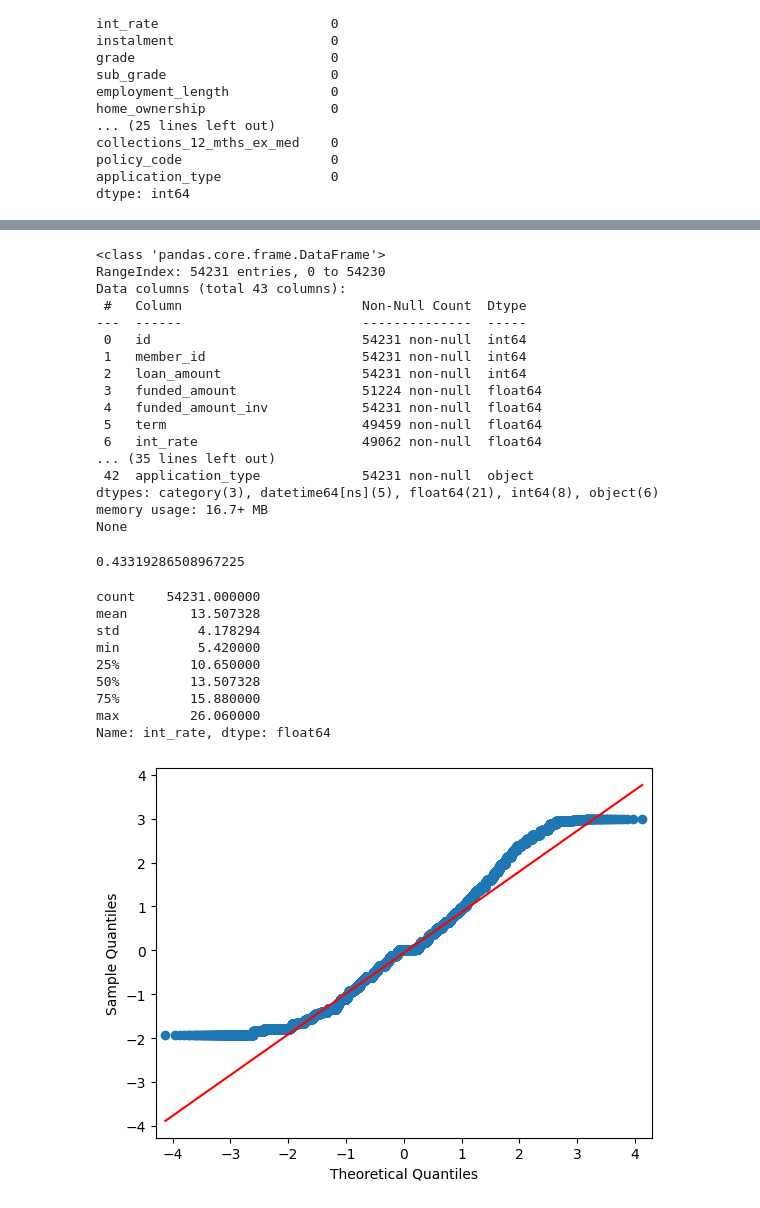
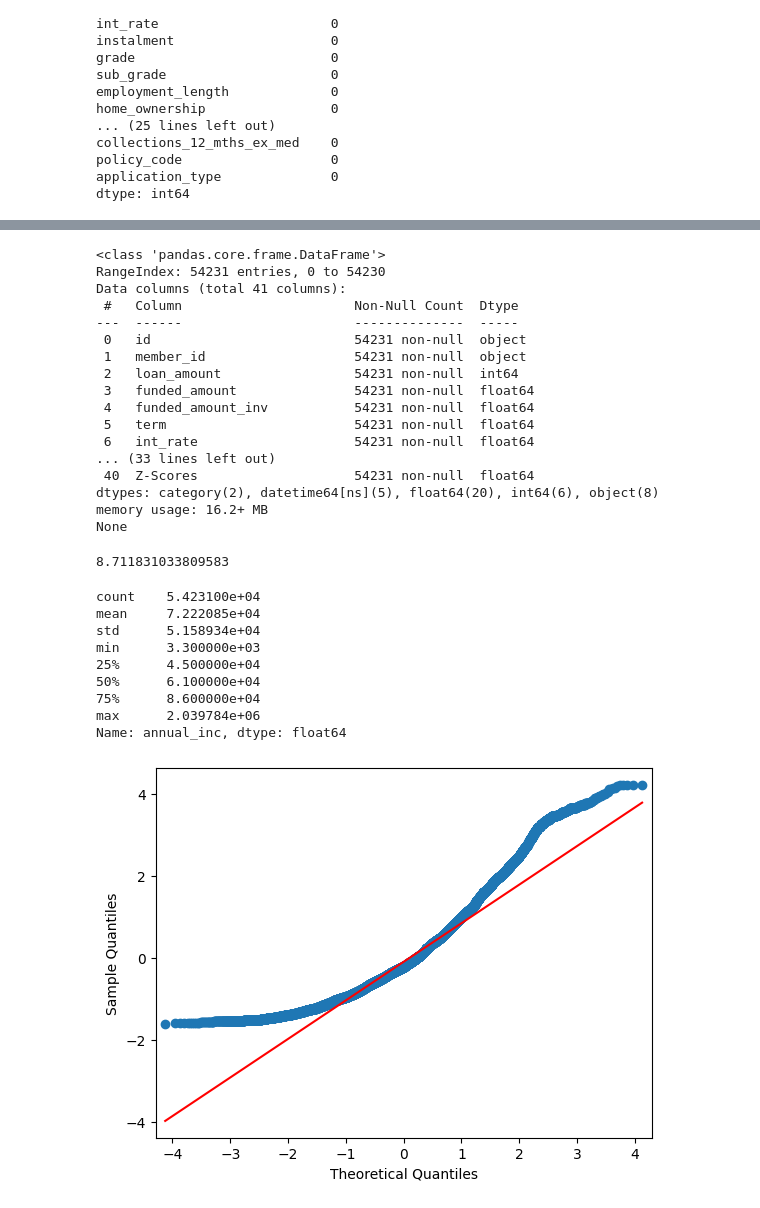
Before and after one commit to tgcoughlin/exploratory-data-analysis---customer-loans-in-finance597, a Jupyter notebook: db.ipynb, the cells around one changed output, grey strips where cells are left out. Drawn from its saved outputs; the diff is of its cells as text; code cells hidden in the pictures.

```diff
--- a/db.ipynb
+++ b/db.ipynb
@@ -401,44 +540,44 @@ imputed_df.correct_date_format()
 # %%
-print(finance_df.info())
+print(dropped_finance_df.info())
 # %% [output]
 <class 'pandas.core.frame.DataFrame'>
 RangeIndex: 54231 entries, 0 to 54230
-Data columns (total 43 columns):
- #   Column                       Non-Null Count  Dtype
----  ------                       --------------  -----
- 0   id                           54231 non-null  int64
- 1   member_id                    54231 non-null  int64
- 2   loan_amount                  54231 non-null  int64
- 3   funded_amount                51224 non-null  float64
- 4   funded_amount_inv            54231 non-null  float64
- 5   term                         49459 non-null  float64
- 6   int_rate                     49062 non-null  float64
-... (35 lines left out)
- 42  application_type             54231 non-null  object
-dtypes: category(3), datetime64[ns](5), float64(21), int64(8), object(6)
-memory usage: 16.7+ MB
+Data columns (total 41 columns):
+ #   Column                      Non-Null Count  Dtype
+---  ------                      --------------  -----
+ 0   id                          54231 non-null  object
+ 1   member_id                   54231 non-null  object
+ 2   loan_amount                 54231 non-null  int64
+ 3   funded_amount               54231 non-null  float64
+ 4   funded_amount_inv           54231 non-null  float64
+ 5   term                        54231 non-null  float64
+ 6   int_rate                    54231 non-null  float64
+... (33 lines left out)
+ 40  Z-Scores                    54231 non-null  float64
+dtypes: category(2), datetime64[ns](5), float64(20), int64(6), object(8)
+memory usage: 16.2+ MB
 None
 # %%
-skew_value = dropped_finance_df['int_rate'].skew()
+skew_value = dropped_finance_df['annual_inc'].skew()
 print(skew_value)
 
-dropped_finance_df['int_rate'].describe()
+dropped_finance_df['annual_inc'].describe()
 # %% [output]
-0.43319286508967225
+8.711831033809583
-count    54231.000000
-mean        13.507328
-std          4.178294
-min          5.420000
-25%         10.650000
-50%         13.507328
-75%         15.880000
-max         26.060000
-Name: int_rate, dtype: float64
+count    5.423100e+04
+mean     7.222085e+04
+std      5.158934e+04
+min      3.300000e+03
+25%      4.500000e+04
+50%      6.100000e+04
+75%      8.600000e+04
+max      2.039784e+06
+Name: annual_inc, dtype: float64
 # %%
 from statsmodels.graphics.gofplots import qqplot
 from matplotlib import pyplot
 
-qq_plot = qqplot(dropped_finance_df['int_rate'], scale=1, line='q', fit=True)
+qq_plot = qqplot(dropped_finance_df['instalment'], scale=1, line='q', fit=True)
 pyplot.show()
 # %% [output]
-[figure, old version]
+[figure, new version]
```
Also changed, not shown: parts of 12 cells of this notebook, 2 other files.
